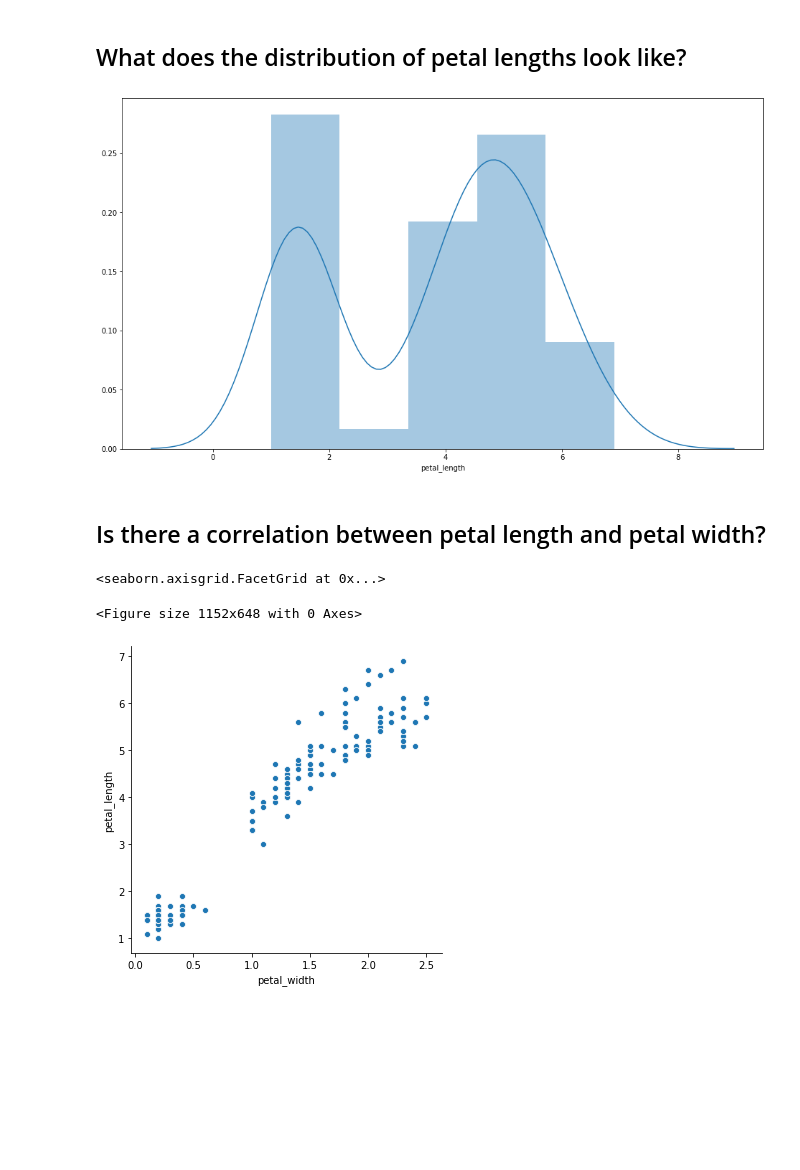
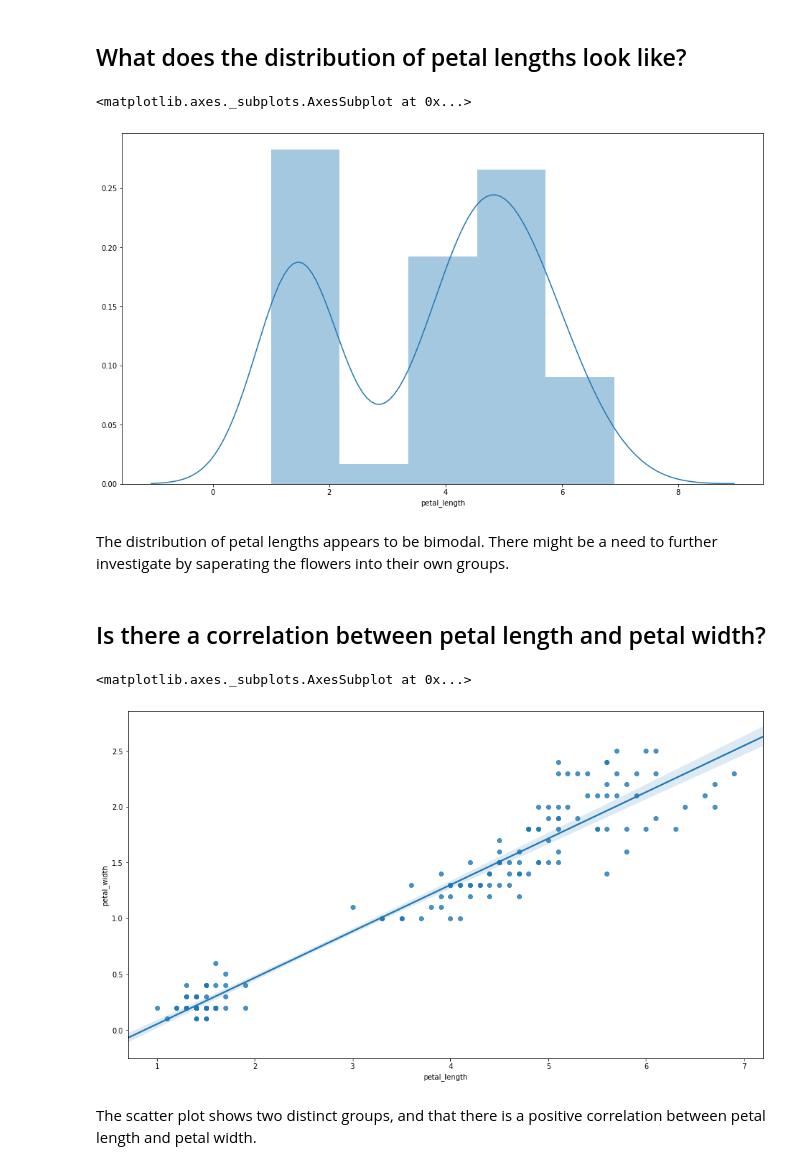
Before and after one commit to chasethompson/python-exercises, a Jupyter notebook: 4.8.5_seaborn_exercises.ipynb, the cells around one changed output. Cells and saved outputs as stored; diff of their text form; code cells hidden in the pictures; blank space fills up the shorter version.

```diff
--- a/4.8.5_seaborn_exercises.ipynb
+++ b/4.8.5_seaborn_exercises.ipynb
@@ -57,0 +11,3 @@ plants.describe()
+# %%
+iris = sns.load_dataset('iris')
+iris
@@ -59,17 +29,21 @@ plants.describe()
 ## What does the distribution of petal lengths look like?
 # %%
 plt.figure(figsize=(16,9))
-sns.distplot(plants.petal_length)
-plt.show()
+sns.distplot(iris.petal_length)
 # %% [output]
+<matplotlib.axes._subplots.AxesSubplot at 0x...>
 [figure]
+# %% [markdown]
+The distribution of petal lengths appears to be bimodal. There might be a need to further investigate by saperating the flowers into their own groups.
 # %% [markdown]
 ## Is there a correlation between petal length and petal width?
 # %%
 plt.figure(figsize=(16,9))
-sns.relplot(x='petal_width', y='petal_length', data=plants)
+sns.regplot(x='petal_length', y='petal_width', data=iris)
 # %% [output]
-<seaborn.axisgrid.FacetGrid at 0x...>
+<matplotlib.axes._subplots.AxesSubplot at 0x...>
-<Figure size 1152x648 with 0 Axes>
-[figure, old version]
+[figure, new version]
+# %% [markdown]
+The scatter plot shows two distinct groups, and that there is a positive correlation between petal length
+and petal width.
 # %% [markdown]
```
Also changed, not shown: parts of 16 cells of this notebook, 1 other file.
